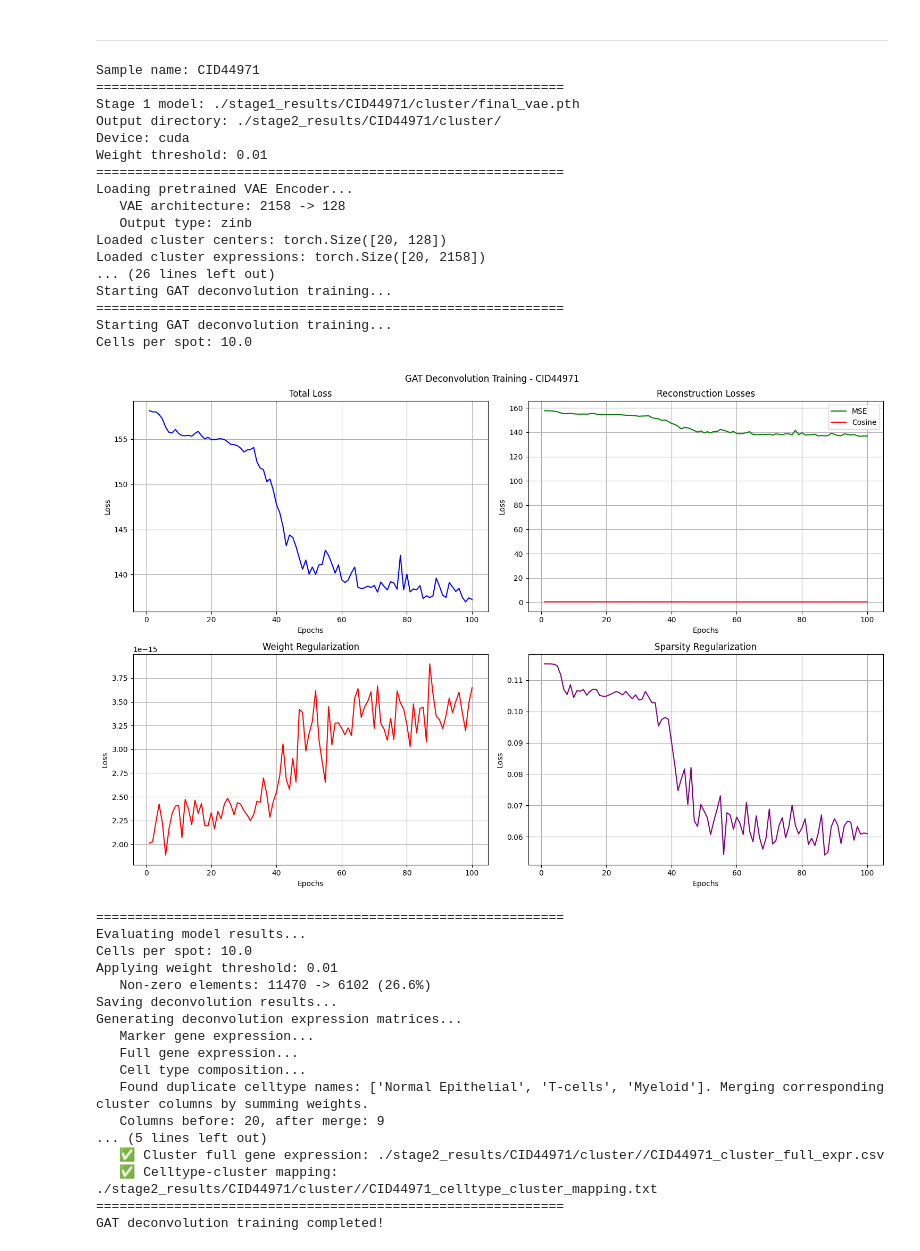
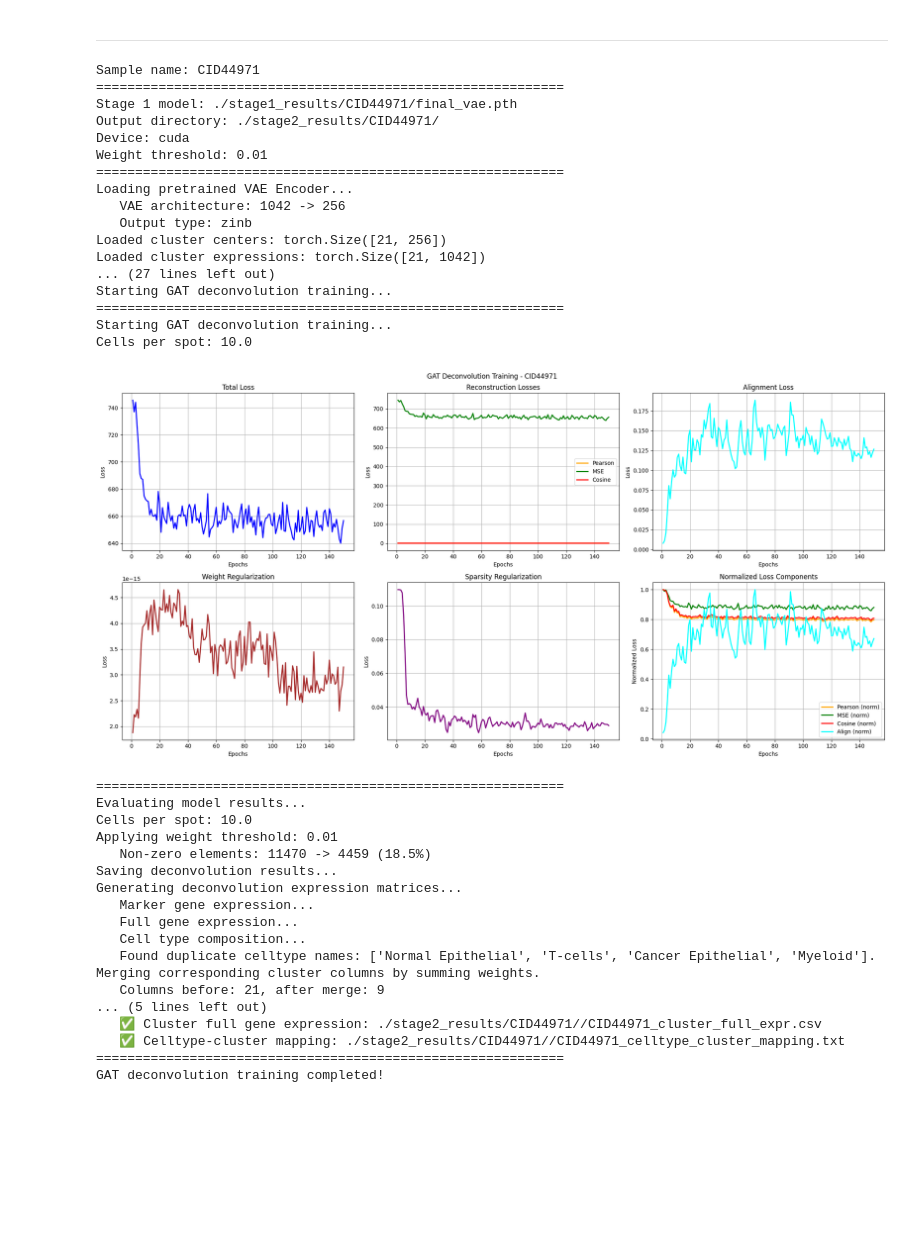
Before and after one commit to KuangQuanS/Spagraph, a Jupyter notebook: SC_MAP_ST/run.ipynb, the cells around one changed output. Drawn from its saved outputs; the diff is of its cells as text; code cells hidden in the pictures; blank space fills up the shorter version.

```diff
--- a/SC_MAP_ST/run.ipynb
+++ b/SC_MAP_ST/run.ipynb
@@ -52,56 +54,58 @@ Saving model to: ./stage1_results/CID4465/cluster/final_vae.pth
 # %% [markdown]
 ---
 # %%
+# k_celltype 影响比较大
 %run stage2.py \
     --st_file "/home/maweicheng/ST_Graduation_Project/database/Wu/CID44971/CID44971_ST.h5ad" \
-    --stage1_model_path "./stage1_results/CID44971/cluster/final_vae.pth" \
-    --output_dir "./stage2_results/CID44971/cluster/" \
+    --stage1_model_path "./stage1_results/CID44971/final_vae.pth" \
+    --output_dir "./stage2_results/CID44971/" \
     --gat_hidden_dim 256 \
-    --gat_layers 6 \
+    --gat_layers 4 \
     --lr 1e-4 \
-    --loss_lambda_mse 1.0 \
-    --loss_lambda_cosine 1.0 \
-    --loss_lambda_align 1.0 \
-    --loss_lambda_reg 0.5 \
-    --loss_lambda_sparse 0.01 \
+    --loss_lambda_mse 1 \
+    --loss_lambda_cosine 1 \
+    --loss_lambda_align 0.5 \
+    --loss_lambda_reg 0.1 \
+    --loss_lambda_sparse 0.001 \
+    --loss_lambda_pearson 1 \
     --k_spatial 10 \
     --k_celltype 10 \
-    --batch_size 128 \
-    --n_epochs 100 \
+    --batch_size 256 \
+    --n_epochs 150 \
     --weight_threshold 0.01
 # %% [output]
 Sample name: CID44971
 ============================================================
-Stage 1 model: ./stage1_results/CID44971/cluster/final_vae.pth
-Output directory: ./stage2_results/CID44971/cluster/
+Stage 1 model: ./stage1_results/CID44971/final_vae.pth
+Output directory: ./stage2_results/CID44971/
 Device: cuda
 Weight threshold: 0.01
 ============================================================
 Loading pretrained VAE Encoder...
-   VAE architecture: 2158 -> 128
+   VAE architecture: 1042 -> 256
    Output type: zinb
-Loaded cluster centers: torch.Size([20, 128])
-Loaded cluster expressions: torch.Size([20, 2158])
-... (26 lines left out)
+Loaded cluster centers: torch.Size([21, 256])
+Loaded cluster expressions: torch.Size([21, 1042])
+... (27 lines left out)
 Starting GAT deconvolution training...
 ============================================================
 Starting GAT deconvolution training...
 Cells per spot: 10.0
-[figure, old version]
+[figure, new version]
 ============================================================
 Evaluating model results...
 Cells per spot: 10.0
 Applying weight threshold: 0.01
-   Non-zero elements: 11470 -> 6102 (26.6%)
+   Non-zero elements: 11470 -> 4459 (18.5%)
 Saving deconvolution results...
 Generating deconvolution expression matrices...
    Marker gene expression...
    Full gene expression...
    Cell type composition...
-   Found duplicate celltype names: ['Normal Epithelial', 'T-cells', 'Myeloid']. Merging corresponding cluster columns by summing weights.
-   Columns before: 20, after merge: 9
+   Found duplicate celltype names: ['Normal Epithelial', 'T-cells', 'Cancer Epithelial', 'Myeloid']. Merging corresponding cluster columns by summing weights.
+   Columns before: 21, after merge: 9
 ... (5 lines left out)
-   ✅ Cluster full gene expression: ./stage2_results/CID44971/cluster//CID44971_cluster_full_expr.csv
-   ✅ Celltype-cluster mapping: ./stage2_results/CID44971/cluster//CID44971_celltype_cluster_mapping.txt
+   ✅ Cluster full gene expression: ./stage2_results/CID44971//CID44971_cluster_full_expr.csv
+   ✅ Celltype-cluster mapping: ./stage2_results/CID44971//CID44971_celltype_cluster_mapping.txt
 ============================================================
 GAT deconvolution training completed!
```
Also changed, not shown: parts of 1 cell of this notebook, 5 other files.
